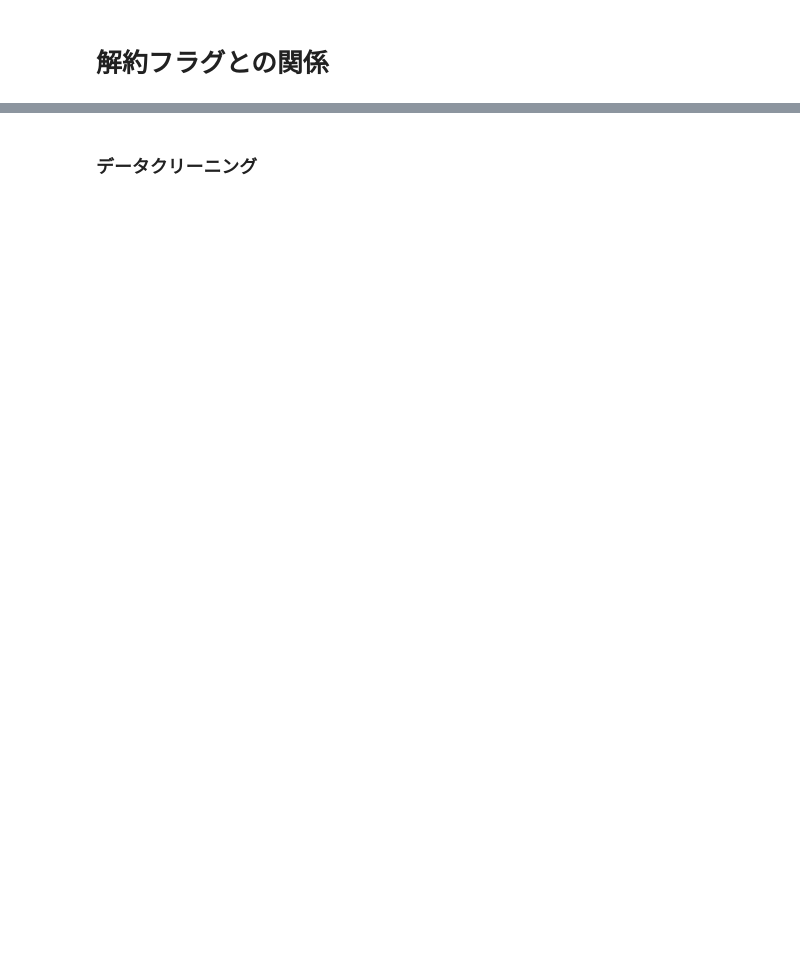
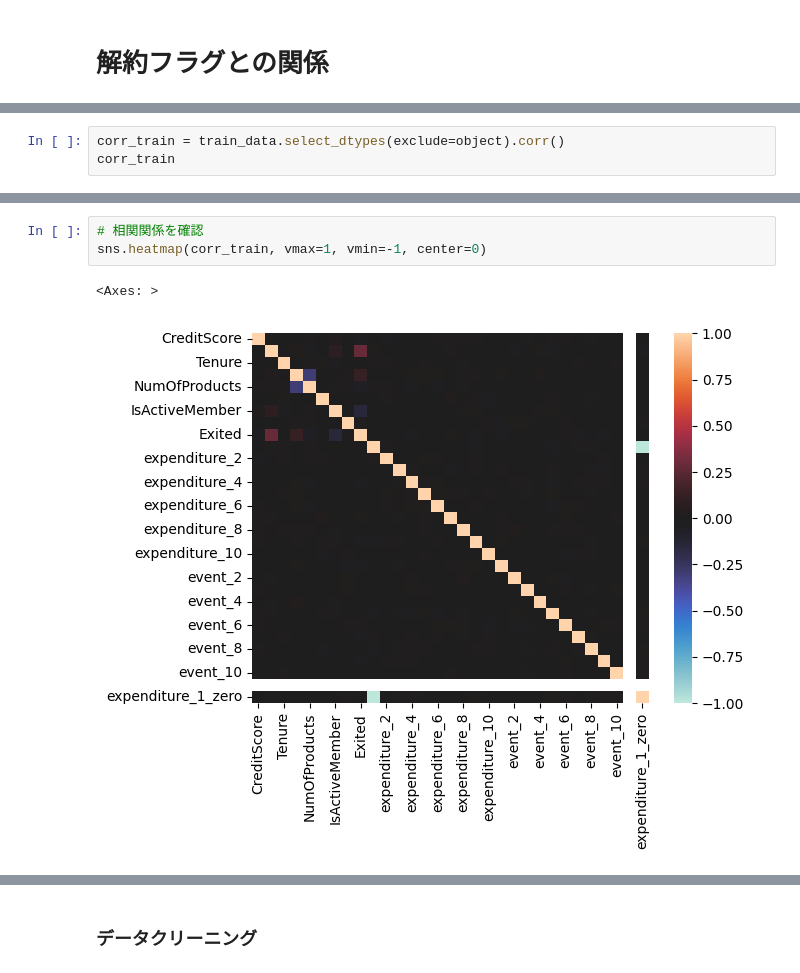
Before and after one commit to Allllisha/ml-predict-churn-datamix-assignment, a Jupyter notebook: notebook/ml_predict_churn_datamix_assignment1.ipynb, the cells around one changed output, grey strips where cells are left out. Drawn from its saved outputs; the diff is of its cells as text; blank space fills up the shorter version.

```diff
--- a/notebook/ml_predict_churn_datamix_assignment1.ipynb
+++ b/notebook/ml_predict_churn_datamix_assignment1.ipynb
@@ -413,0 +367,3 @@ Passing `palette` without assigning `hue` is deprecated and will be removed in v
+# %%
+corr_train = train_data.select_dtypes(exclude=object).corr()
+corr_train
@@ -413,0 +389,6 @@ Passing `palette` without assigning `hue` is deprecated and will be removed in v
+# %%
+# 相関関係を確認
+sns.heatmap(corr_train, vmax=1, vmin=-1, center=0)
+# %% [output]
+<Axes: >
+[figure, added]
```
Also changed, not shown: parts of 53 cells of this notebook.
